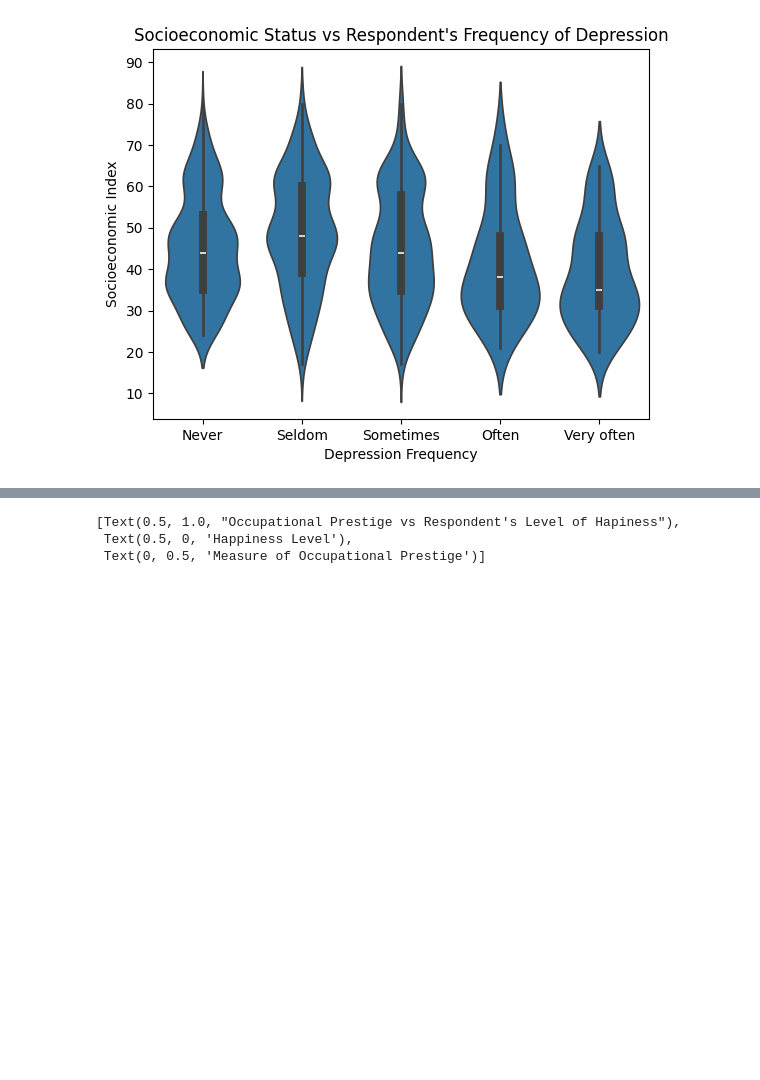
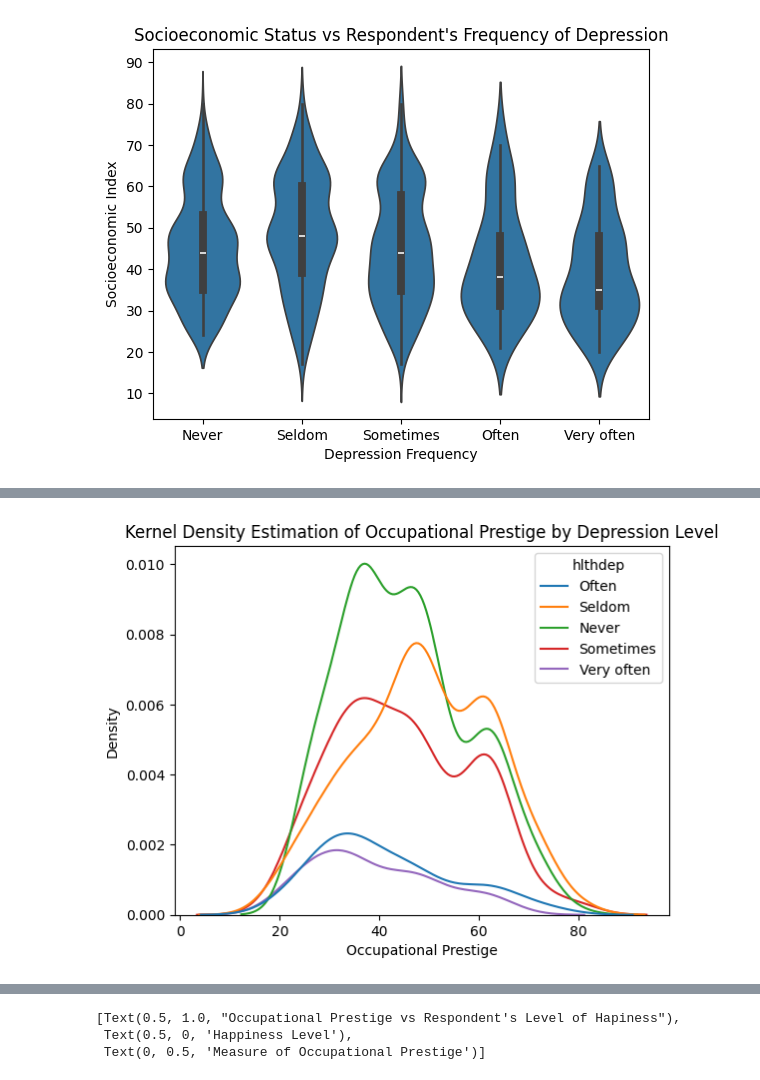
Before and after one commit to phipyao/ds3001-project_gss, a Jupyter notebook: project.ipynb, the cells around one changed output, grey strips where cells are left out. Saved outputs shown, nothing was run; the diff lists cells and outputs as text; code cells hidden in the pictures; blank space fills up the shorter version.

```diff
--- a/project.ipynb
+++ b/project.ipynb
@@ -183,0 +205,8 @@ sns.violinplot(x='hlthdep',y='prestg10',data=df, order=['Never', 'Seldom', 'Some
+# %%
+sns.kdeplot(x='prestg10', data=df, hue="hlthdep").set(xlabel='Occupational Prestige')
+
+plt.title('Kernel Density Estimation of Occupational Prestige by Depression Level', wrap=True)
+
+plt.show()
+# %% [output]
+[figure, added]
```
Also changed, not shown: parts of 15 cells of this notebook.
